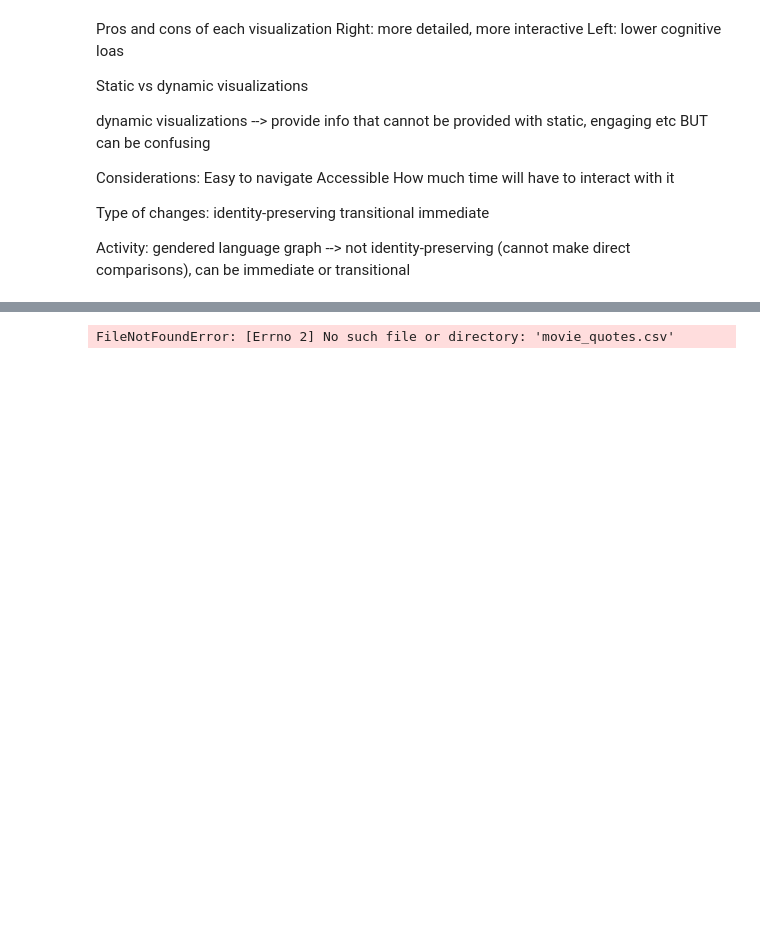
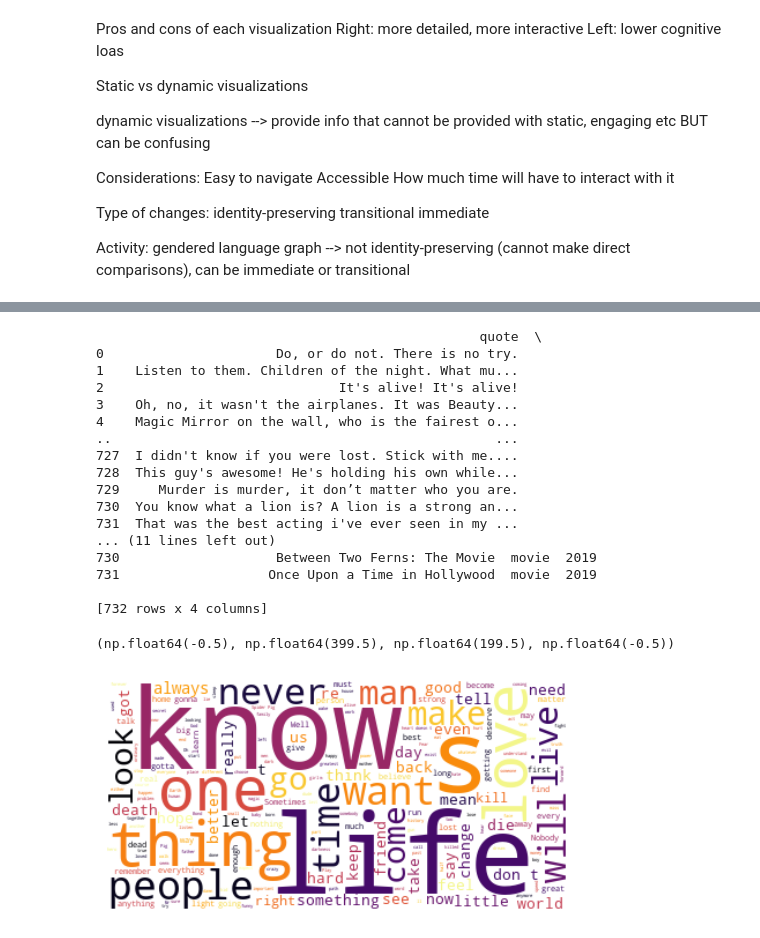
Before and after one commit to EloCote/visualization, a Jupyter notebook: 02_activities/assignments/participation/Lecture_5_notes.ipynb, the cells around one changed output, grey strips where cells are left out. Saved outputs shown, nothing was run; the diff lists cells and outputs as text; code cells hidden in the pictures; blank space fills up the shorter version.

Commit message:
Errors fixed Lecture 5 notes

```diff
--- a/02_activities/assignments/participation/Lecture_5_notes.ipynb
+++ b/02_activities/assignments/participation/Lecture_5_notes.ipynb
@@ -158,15 +156,38 @@ yaxis_title = "Scores",
 width=500,
 height=500)
 # %%
+from wordcloud import WordCloud
 df = pd.read_csv("movie_quotes.csv")
 print(df)
 
 text="".join(each for each in df.quote)
-wordcloud(WordCloud(background_color="white"), colormap="inferno").generate(text)
 
+# generate our wordcloud image
+wordcloud = WordCloud(background_color="white",
+colormap = 'inferno').generate(text)
+
+#Figure
 fig, ax=plt.subplots(figsize=(7,3))
 ax.imshow(wordcloud, interpolation="bilinear")
 ax.axis("off")
 # %% [output]
-FileNotFoundError: [Errno 2] No such file or directory: 'movie_quotes.csv'
+                                                 quote  \
+0                      Do, or do not. There is no try.
+1    Listen to them. Children of the night. What mu...
+2                              It's alive! It's alive!
+3    Oh, no, it wasn't the airplanes. It was Beauty...
+4    Magic Mirror on the wall, who is the fairest o...
+..                                                 ...
+727  I didn't know if you were lost. Stick with me....
+728  This guy's awesome! He's holding his own while...
+729     Murder is murder, it don’t matter who you are.
+730  You know what a lion is? A lion is a strong an...
+731  That was the best acting i've ever seen in my ...
+... (11 lines left out)
+730                    Between Two Ferns: The Movie  movie  2019
+731                   Once Upon a Time in Hollywood  movie  2019
+
+[732 rows x 4 columns]
+(np.float64(-0.5), np.float64(399.5), np.float64(199.5), np.float64(-0.5))
+[figure, added]
 # %%
```
Also changed, not shown: parts of 3 cells of this notebook.
